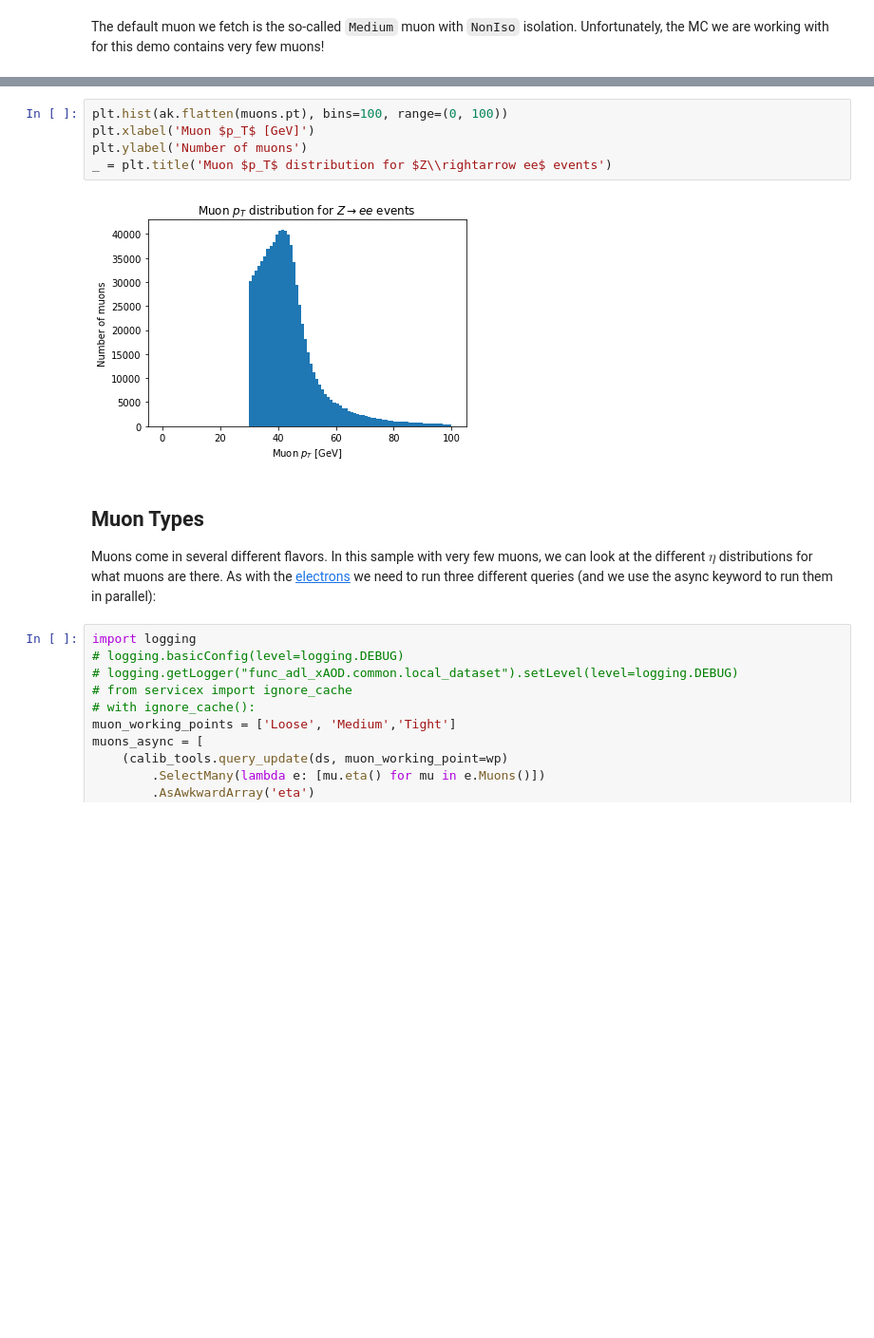
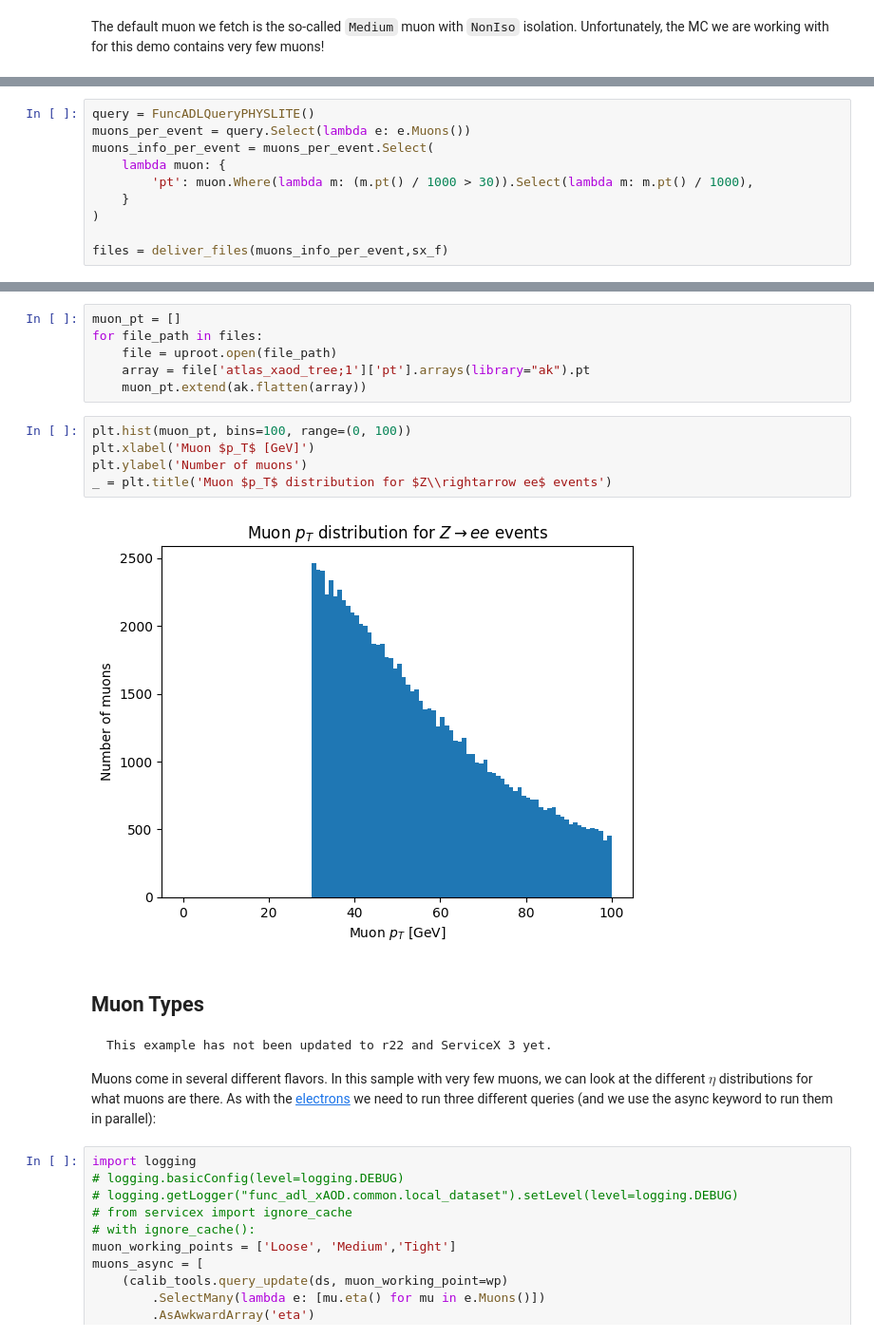
Before and after one commit to iris-hep/xaod_usage, a Jupyter notebook: book/chapters/muons.ipynb, the cells around one changed output, grey strips where cells are left out. Shown: that part at 95% size. Saved outputs shown, nothing was run; the diff lists cells and outputs as text; blank space fills up the shorter version.

Commit message:
Updated the first muon example and added warnings to others

````diff
--- a/book/chapters/muons.ipynb
+++ b/book/chapters/muons.ipynb
@@ -27,0 +21,10 @@ muons = (ds
+# %%
+query = FuncADLQueryPHYSLITE()
+muons_per_event = query.Select(lambda e: e.Muons())
+muons_info_per_event = muons_per_event.Select(
+    lambda muon: {
+        'pt': muon.Where(lambda m: (m.pt() / 1000 > 30)).Select(lambda m: m.pt() / 1000),
+    }
+)
+
+files = deliver_files(muons_info_per_event,sx_f)
@@ -28,13 +34,23 @@ muons = (ds
+# %%
+muon_pt = []
+for file_path in files:
+    file = uproot.open(file_path)
+    array = file['atlas_xaod_tree;1']['pt'].arrays(library="ak").pt
+    muon_pt.extend(ak.flatten(array))
 # %%
-plt.hist(ak.flatten(muons.pt), bins=100, range=(0, 100))
+plt.hist(muon_pt, bins=100, range=(0, 100))
 plt.xlabel('Muon $p_T$ [GeV]')
 plt.ylabel('Number of muons')
 _ = plt.title('Muon $p_T$ distribution for $Z\\rightarrow ee$ events')
 # %% [output]
-[figure, old version]
+[figure, new version]
 # %% [markdown]
 ## Muon Types
 
+```{warning}
+This example has not been updated to r22 and ServiceX 3 yet.
+```
+
 Muons come in several different flavors. In this sample with very few muons, we can look at the different $\eta$ distributions for what muons are there. As with the [electrons](sec-ele-wp) we need to run three different queries (and we use the async keyword to run them in parallel):
 # %%
 import logging
````
Also changed, not shown: parts of 6 cells of this notebook.
